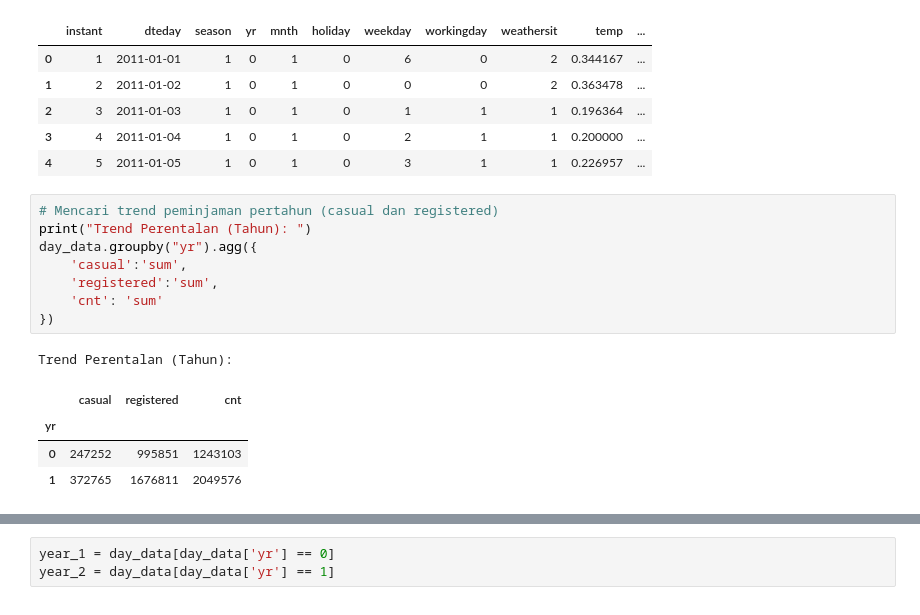
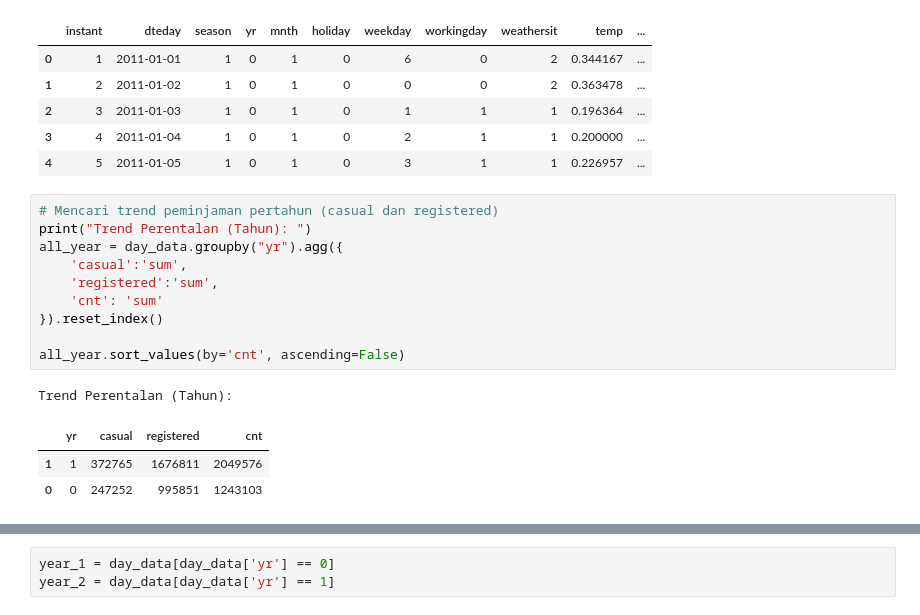
Before and after one commit to mayanggumelarr/PROYEK-ANALISIS-DATA, a Jupyter notebook: Proyek_Analisis_Data.ipynb, the cells around one changed output, grey strips where cells are left out. Drawn from its saved outputs; the diff is of its cells as text.

```diff
--- a/Proyek_Analisis_Data.ipynb
+++ b/Proyek_Analisis_Data.ipynb
@@ -192,14 +192,15 @@ day_data.head()
 # %%
 # Mencari trend peminjaman pertahun (casual dan registered)
 print("Trend Perentalan (Tahun): ")
-day_data.groupby("yr").agg({
+all_year = day_data.groupby("yr").agg({
     'casual':'sum',
     'registered':'sum',
     'cnt': 'sum'
-})
+}).reset_index()
+
+all_year.sort_values(by='cnt', ascending=False)
 # %% [output]
 Trend Perentalan (Tahun):
-|  | casual | registered | cnt |
-| yr |  |  |  |
-| 0 | 247252 | 995851 | 1243103 |
-| 1 | 372765 | 1676811 | 2049576 |
+|  | yr | casual | registered | cnt |
+| 1 | 1 | 372765 | 1676811 | 2049576 |
+| 0 | 0 | 247252 | 995851 | 1243103 |
```
Also changed, not shown: parts of 7 cells of this notebook.
